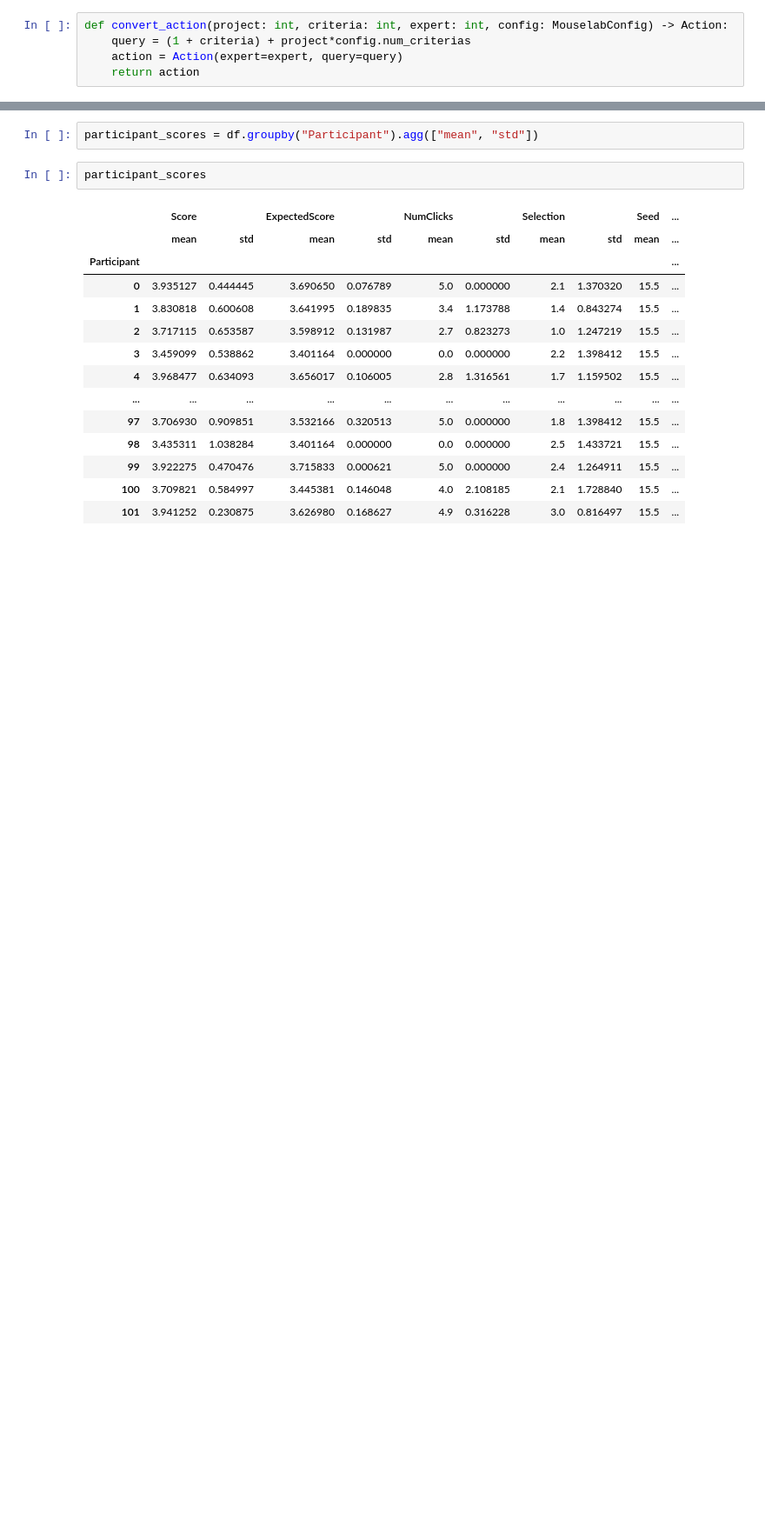
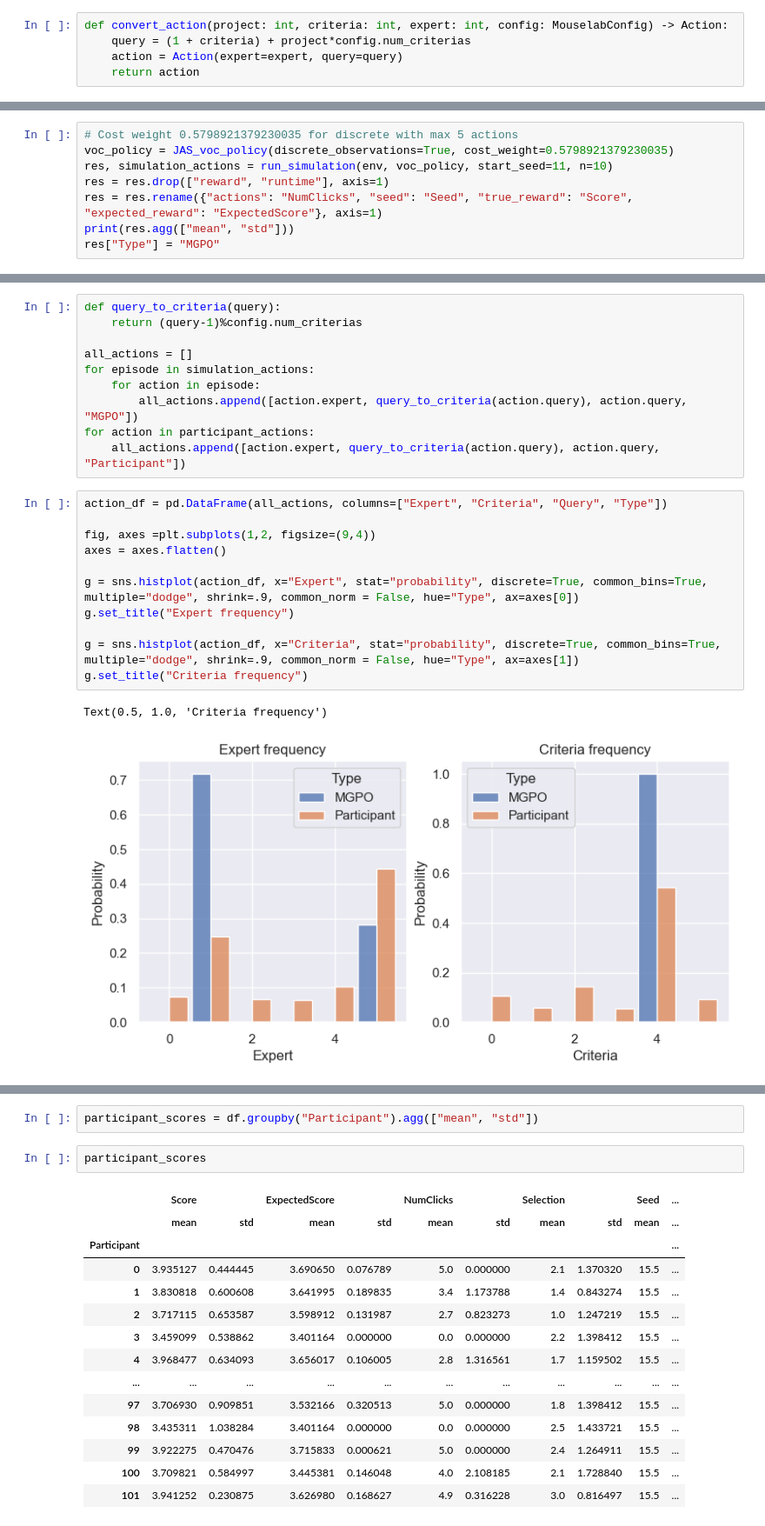
Before and after one commit to lovis-heindrich/MGPS-project-selection, a Jupyter notebook: analysis-3.ipynb, the cells around one changed output, grey strips where cells are left out. Shown: that part at 87% size. Drawn from its saved outputs; the diff is of its cells as text; blank space fills up the shorter version.

```diff
--- a/analysis-3.ipynb
+++ b/analysis-3.ipynb
@@ -221,0 +202,8 @@ df.agg(["mean", "std"])
+# %%
+# Cost weight 0.5798921379230035 for discrete with max 5 actions
+voc_policy = JAS_voc_policy(discrete_observations=True, cost_weight=0.5798921379230035)
+res, simulation_actions = run_simulation(env, voc_policy, start_seed=11, n=10)
+res = res.drop(["reward", "runtime"], axis=1)
+res = res.rename({"actions": "NumClicks", "seed": "Seed", "true_reward": "Score", "expected_reward": "ExpectedScore"}, axis=1)
+print(res.agg(["mean", "std"]))
+res["Type"] = "MGPO"
@@ -221,0 +273,24 @@ df.agg(["mean", "std"])
+# %%
+def query_to_criteria(query):
+    return (query-1)%config.num_criterias
+
+all_actions = []
+for episode in simulation_actions:
+    for action in episode:
+        all_actions.append([action.expert, query_to_criteria(action.query), action.query, "MGPO"])
+for action in participant_actions:
+    all_actions.append([action.expert, query_to_criteria(action.query), action.query, "Participant"])
+# %%
+action_df = pd.DataFrame(all_actions, columns=["Expert", "Criteria", "Query", "Type"])
+
+fig, axes =plt.subplots(1,2, figsize=(9,4))
+axes = axes.flatten()
+
+g = sns.histplot(action_df, x="Expert", stat="probability", discrete=True, common_bins=True, multiple="dodge", shrink=.9, common_norm = False, hue="Type", ax=axes[0])
+g.set_title("Expert frequency")
+
+g = sns.histplot(action_df, x="Criteria", stat="probability", discrete=True, common_bins=True, multiple="dodge", shrink=.9, common_norm = False, hue="Type", ax=axes[1])
+g.set_title("Criteria frequency")
+# %% [output]
+Text(0.5, 1.0, 'Criteria frequency')
+[figure, added]
```
Also changed, not shown: parts of 10 cells of this notebook, 4 other files.
